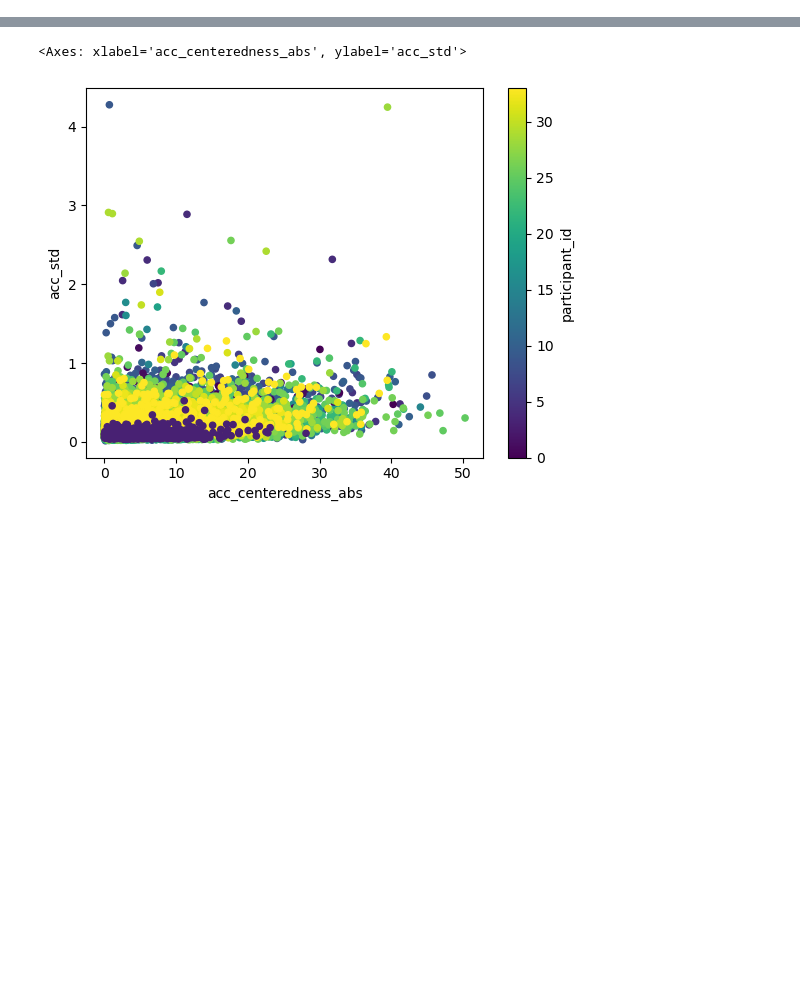
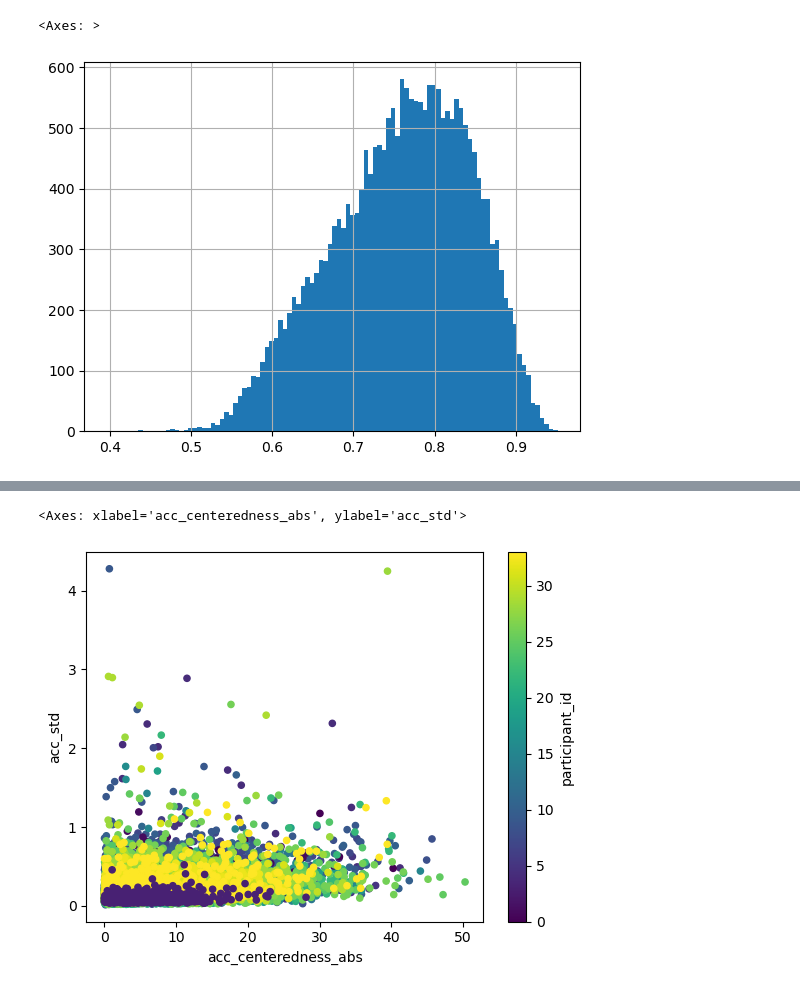
Before and after one commit to larshaupt/WristPPG, a Jupyter notebook: scripts/analyze_data.ipynb, the cells around one changed output, grey strips where cells are left out. Saved outputs shown, nothing was run; the diff lists cells and outputs as text; code cells hidden in the pictures; blank space fills up the shorter version.

```diff
--- a/scripts/analyze_data.ipynb
+++ b/scripts/analyze_data.ipynb
@@ -156,2 +196,7 @@ sample_df["acc_centeredness"].hist(bins=100)
+# %%
+sample_df["acc_abs_std"].hist(bins=100)
+# %% [output]
+<Axes: >
+[figure, added]
 # %%
 filtered_samples = sample_df[(~sample_df["label"].isin(["o", "pbd", "prr", "prl"]))]
```
Also changed, not shown: parts of 22 cells of this notebook, 2 other files.
